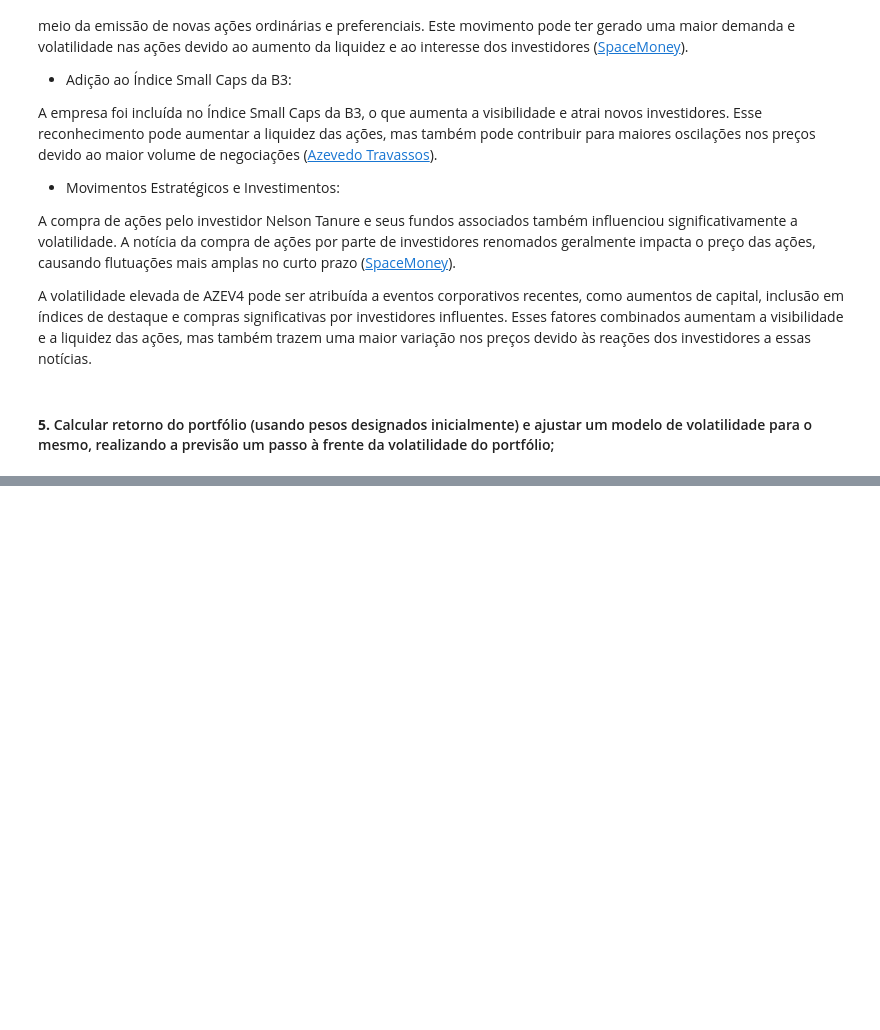
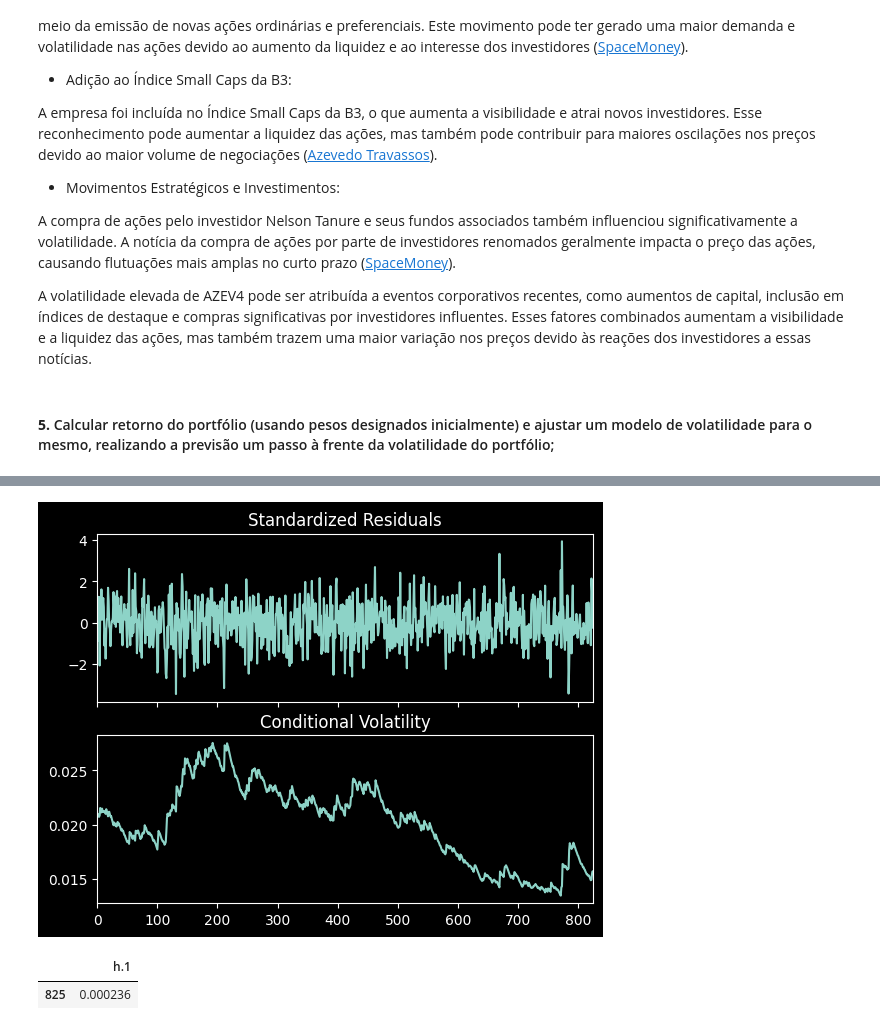
Before and after one commit to murilocechin/financial_analytics_final, a Jupyter notebook: tarefas.ipynb, the cells around one changed output, grey strips where cells are left out. Saved outputs shown, nothing was run; the diff lists cells and outputs as text; code cells hidden in the pictures; blank space fills up the shorter version.

```diff
--- a/tarefas.ipynb
+++ b/tarefas.ipynb
@@ -716,0 +762,26 @@ A volatilidade elevada de AZEV4 pode ser atribuída a eventos corporativos recen
+# %%
+# Otimizando parametros modelos para modelo de volatilidade
+results_portifolio = []
+for i in range(0, len(grid_params)):
+    # Ajustar o modelo GARCH
+    garch = arch_model(portfolio_returns.values, vol='Garch', p=grid_params[i]["p"],
+                        q=grid_params[i]["q"],
+                        dist=grid_params[i]["dist"],
+                        rescale=False)
+
+    # Estimar o modelo
+    model_fit = garch.fit(disp="off")
+
+    # Adicionando aos resultados
+    results_portifolio.append({
+        "AIC": model_fit.aic,
+        "BIC": model_fit.bic,
+        "params": grid_params[i]
+    })
+
+
+df_results_portifolio = pd.DataFrame(results_portifolio)
+
+df_results_portifolio.sort_values("AIC", ascending=True, inplace=True)
+
+df_results_portifolio.head(5)
@@ -716,0 +799,10 @@ A volatilidade elevada de AZEV4 pode ser atribuída a eventos corporativos recen
+# %%
+# Ajustando modelo final para o portifólio
+portifolio_final_model = arch_model(portfolio_returns.values, vol='Garch', p=df_results_portifolio.iloc[0,2]["p"],
+                        q=df_results_portifolio.iloc[0,2]["q"],
+                        dist=df_results_portifolio.iloc[0,2]["dist"],
+                        rescale=False)
+
+portifolio_final_fit = portifolio_final_model.fit(disp="off")
+
+portifolio_final_fit.summary()
@@ -716,0 +831,11 @@ A volatilidade elevada de AZEV4 pode ser atribuída a eventos corporativos recen
+# %%
+fig = portifolio_final_fit.plot()
+# %% [output]
+[figure, added]
+# %%
+portifolio_final_forecast = portifolio_final_fit.forecast(horizon=1)
+
+portifolio_final_forecast.variance
+# %% [output]
+|  | h.1 |
+| 825 | 0.000236 |
```
Also changed, not shown: parts of 36 cells of this notebook, 10 other files.
